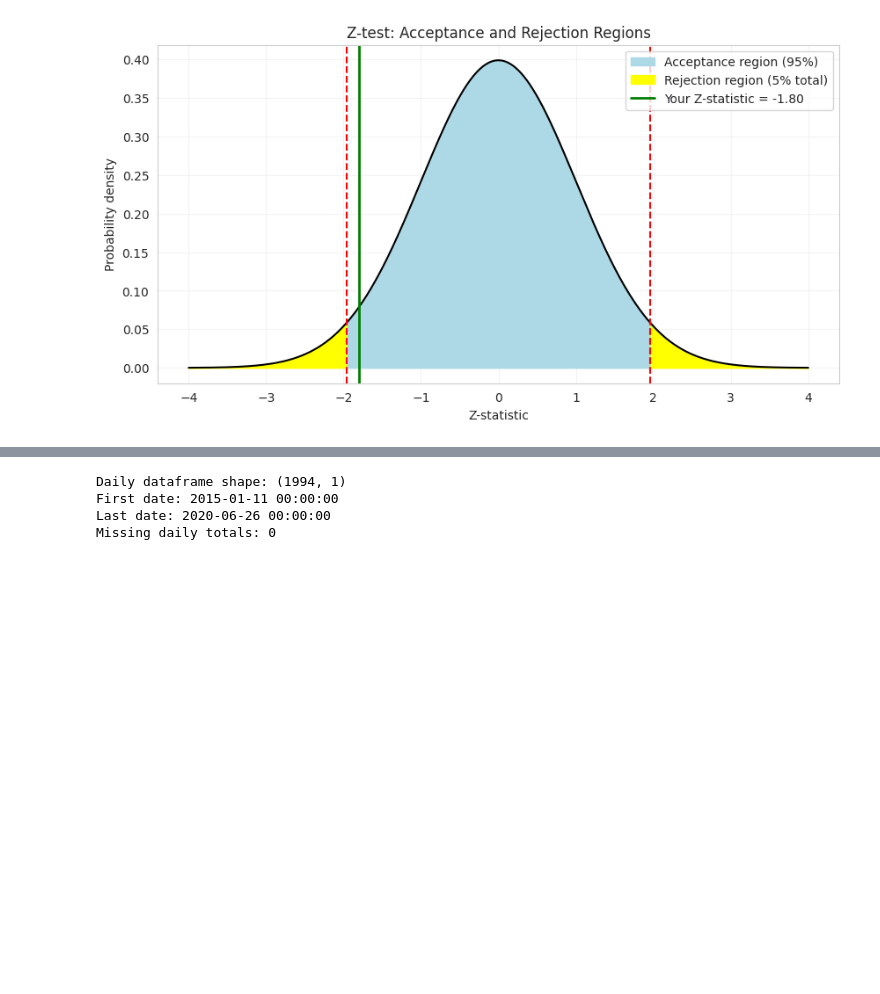
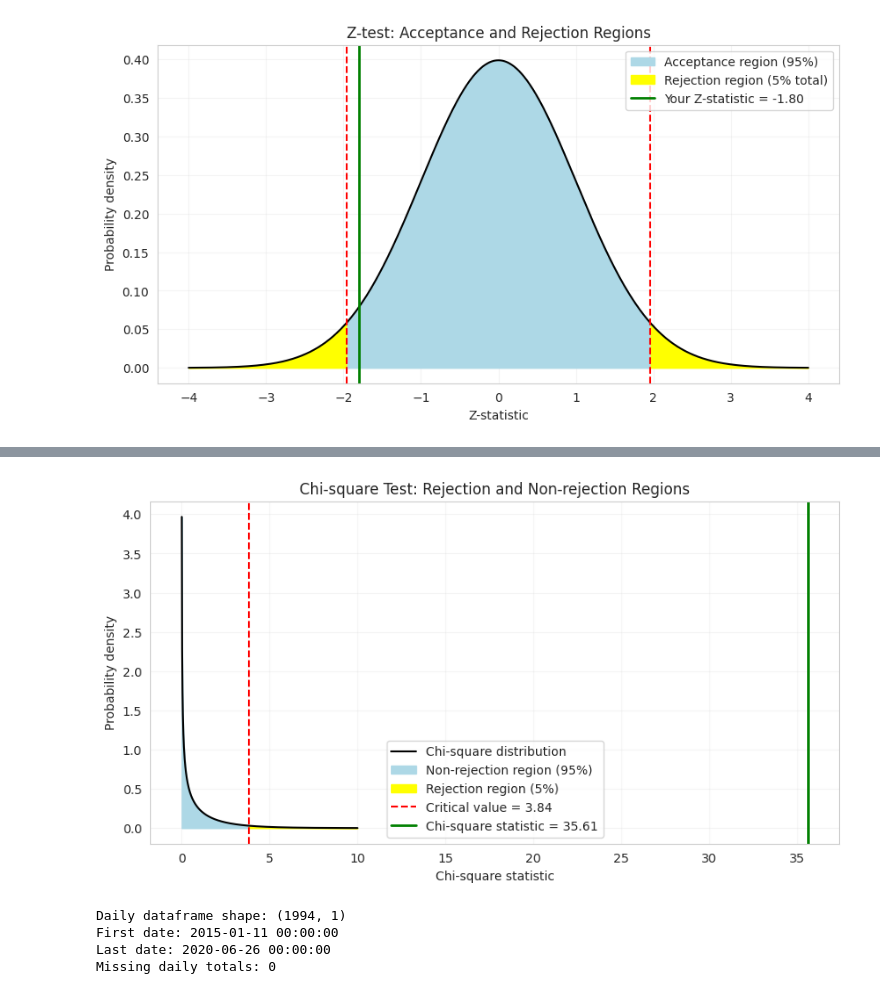
Before and after one commit to Handdyy11/Electricity_load_forecasting, a Jupyter notebook: Electricity_forcasting.ipynb, the cells around one changed output, grey strips where cells are left out. Cells and saved outputs as stored; diff of their text form; code cells hidden in the pictures; blank space fills up the shorter version.

```diff
--- a/Electricity_forcasting.ipynb
+++ b/Electricity_forcasting.ipynb
@@ -446,3 +609,56 @@ dtype: float64
+# %%
+import numpy as np
+import matplotlib.pyplot as plt
+from scipy.stats import chi2
+
+# Significance level
+alpha = 0.05
+
+# Critical value
+critical_value = chi2.ppf(1 - alpha, dof)
+
+# Generate Chi-square distribution
+x = np.linspace(0, max(10, critical_value * 1.5), 1000)
+y = chi2.pdf(x, dof)
+
+# Plot distribution
+plt.figure(figsize=(10, 5))
+plt.plot(x, y, color="black", label="Chi-square distribution")
+
+# Non-rejection region
+x_accept = x[x <= critical_value]
+plt.fill_between(
+    x_accept, chi2.pdf(x_accept, dof),
+    color="lightblue", label="Non-rejection region (95%)"
+)
+
+# Rejection region
+x_reject = x[x > critical_value]
+plt.fill_between(
+    x_reject, chi2.pdf(x_reject, dof),
+    color="yellow", label="Rejection region (5%)"
+)
+
+# Critical value
+plt.axvline(
+    critical_value, color="red", linestyle="--",
+    label=f"Critical value = {critical_value:.2f}"
+)
+
+# Calculated Chi-square statistic
+plt.axvline(
+    chi2_stat, color="green", linewidth=2,
+    label=f"Chi-square statistic = {chi2_stat:.2f}"
+)
+
+plt.title("Chi-square Test: Rejection and Non-rejection Regions")
+plt.xlabel("Chi-square statistic")
+plt.ylabel("Probability density")
+plt.legend()
+plt.grid(alpha=0.2)
+plt.show()
+# %% [output]
+[figure, added]
 # %%
 #Anlesha's Part
 # %%
```
Also changed, not shown: parts of 16 cells of this notebook.
